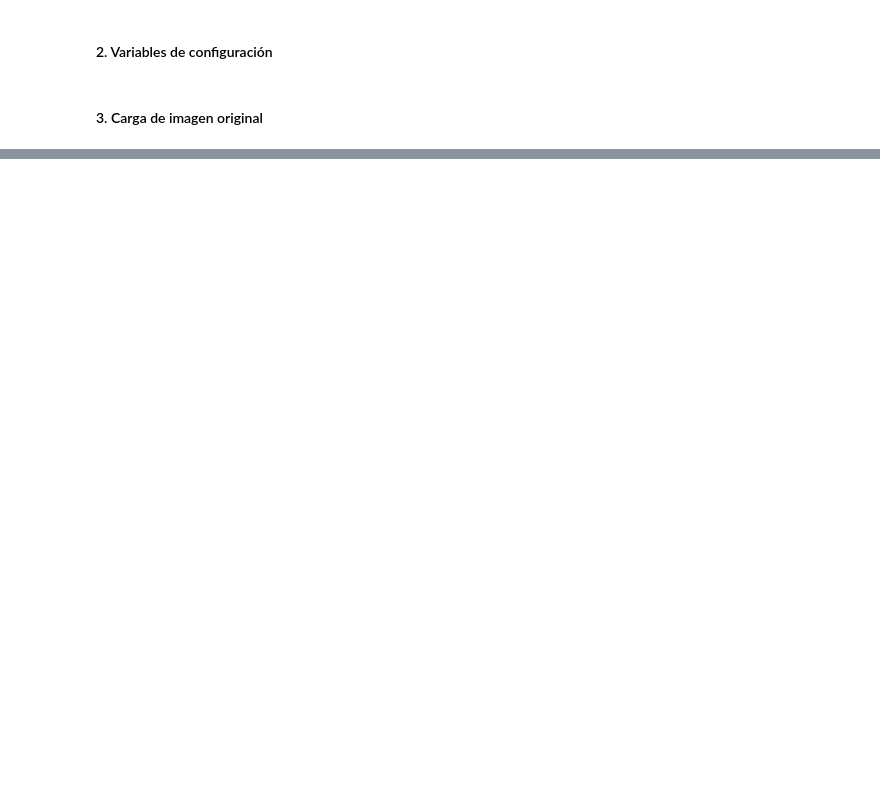
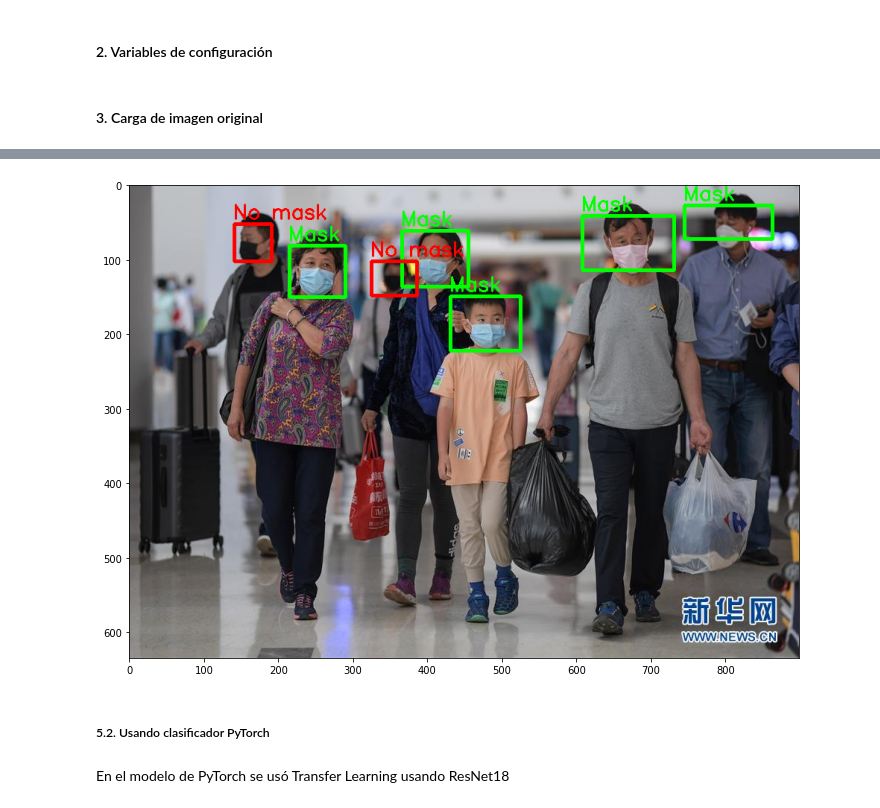
Before and after one commit to jjrodcast/MaskDectector, a Jupyter notebook: MaskDetector.ipynb, the cells around one changed output, grey strips where cells are left out. Saved outputs shown, nothing was run; the diff lists cells and outputs as text; code cells hidden in the pictures; blank space fills up the shorter version.

```diff
--- a/MaskDetector.ipynb
+++ b/MaskDetector.ipynb
@@ -81,0 +87,14 @@ plt.show()
+# %%
+image_mask_detection = detect_faces_with_mask(img_color, face_detector, model_keras, classes,
+                                   CONFIDENCE, bbox_percentage=0.05, predictor='keras',
+                                   target_size=(IMG_WIDTH, IMG_HEIGHT))
+
+plt.figure(figsize=(12, 12))
+plt.imshow(image_mask_detection)
+plt.show()
+# %% [output]
+[figure, added]
+# %% [markdown]
+##### 5.2. Usando clasificador PyTorch
+# %% [markdown]
+En el modelo de PyTorch se usó Transfer Learning usando ResNet18
```
Also changed, not shown: parts of 20 cells of this notebook.
